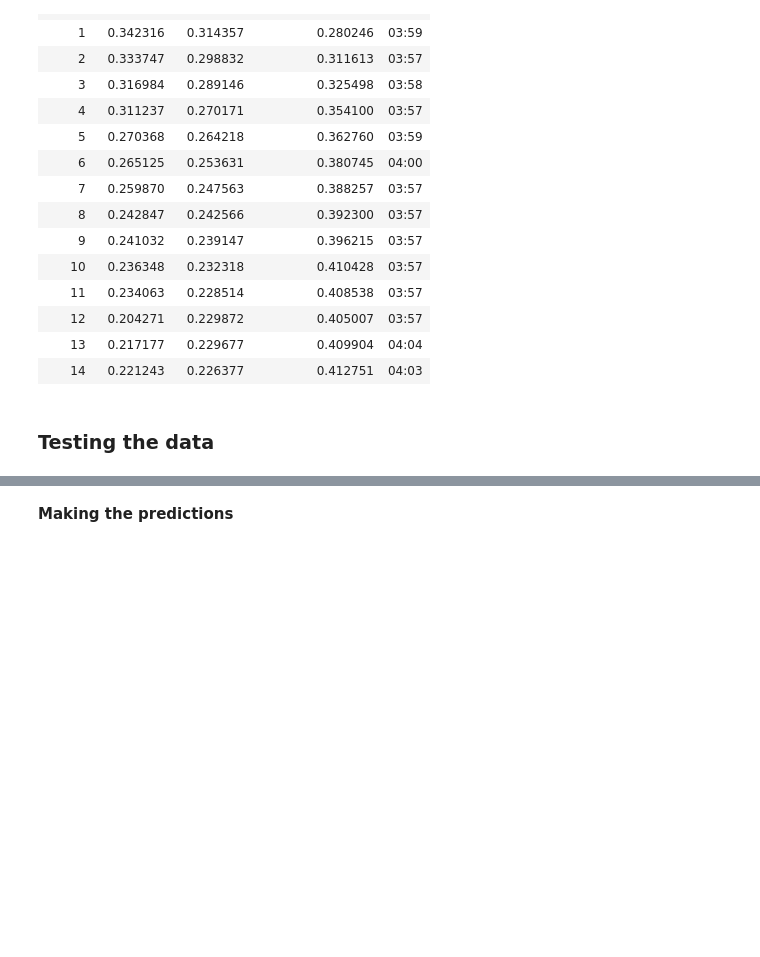
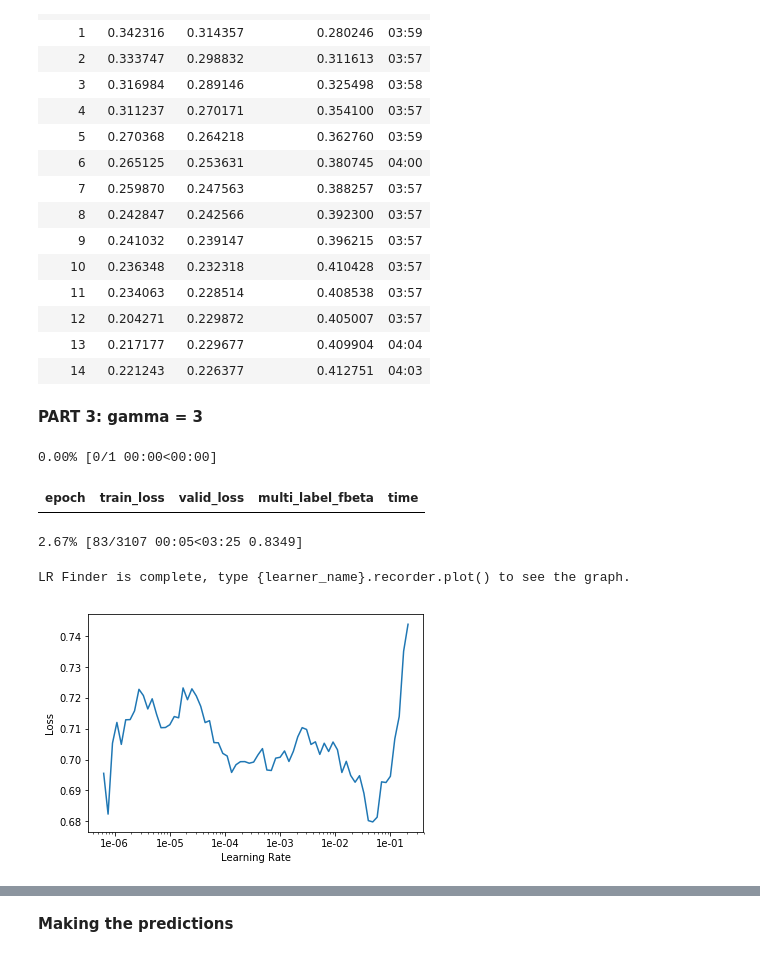
Before and after one commit to AksChougule/kaggle-competitions, a Jupyter notebook: human-protein-atlas/model-v5.ipynb, the cells around one changed output, grey strips where cells are left out. Cells and saved outputs as stored; diff of their text form; code cells hidden in the pictures; blank space fills up the shorter version.

Commit message:
tried multiple gamma values in focal_loss

```diff
--- a/human-protein-atlas/model-v5.ipynb
+++ b/human-protein-atlas/model-v5.ipynb
@@ -265,5 +265,51 @@ learn.fit_one_cycle(15, slice(1e-5, lr/5))
 | 12 | 0.204271 | 0.229872 | 0.405007 | 03:57 |
 | 13 | 0.217177 | 0.229677 | 0.409904 | 04:04 |
 | 14 | 0.221243 | 0.226377 | 0.412751 | 04:03 |
-# %% [markdown]
-### Testing the data
+# %% [markdown]
+__PART 3: gamma = 3__
+# %%
+def focal_loss(y_pred,y_true,alpha=0.25,gamma=3):
+
+    if isinstance(alpha,(list,tuple)):
+        fore_alpha = alpha[0] # postive sample ratio in the entire dataset
+        back_alpha = alpha[1] #(1-alpha) # negative ratio in the entire dataset
+    elif isinstance(alpha ,(int,float)):
+        fore_alpha = alpha
+        back_alpha = (1-alpha)
+
+    n_positives = (y_true!=0).sum() # all postive anchors for 28 class
+     #y_true = torch.eye(y_pred.shape[-1])[y_true].cuda() # one hot vector for all prediction
+    y_pred = F.softmax(y_pred,dim=1) # apply softmax
+
+    y_true = y_true.to('cuda')
+
+    # in the dataset background classes is taken in the front so 1 background class + 27 classes = 28 classes
+    back_pred = y_pred[:,0:1] # 1st column background
+    fore_pred = y_pred[:,1:]  # 20 columns foreground
+    back_true = y_true[:,0:1]  # 1st column background
+    fore_true = y_true[:,1:] # 20 columns foreground
+
+    alpha_factor = torch.cat([ back_true *back_alpha ,  fore_true * fore_alpha],dim=1)  ## alpha factor
+    focal_weight = torch.cat([ back_true * back_pred , fore_true * (1-fore_pred) ] ,dim=1) #because background is also a class so (1-back_true) will lead to false output
+
+    cross_entropy = -1 *  torch.log(y_pred) # normal cross entropy
+    focal_weight = focal_weight.to('cuda')
+    cross_entropy = cross_entropy.to('cuda')
+    alpha_factor = alpha_factor.to('cuda')
+
+    loss =  alpha_factor * (focal_weight ** gamma) * cross_entropy # focal loss with modulating factor
+
+    # normalize the loss with positive anchors
+    return loss.sum()/n_positives  # if want to use it for anything else other then SSD use loss = loss.sum()/len(y_pred)
+# %%
+learn = cnn_learner(data, arch, metrics=F1)
+learn.loss_func=focal_loss
+# %%
+learn.lr_find()
+learn.recorder.plot()
+# %% [output]
+0.00% [0/1 00:00<00:00]
+| epoch | train_loss | valid_loss | multi_label_fbeta | time |
+2.67% [83/3107 00:05<03:25 0.8349]
+LR Finder is complete, type {learner_name}.recorder.plot() to see the graph.
+[figure, added]
```
Also changed, not shown: parts of 12 cells of this notebook.
